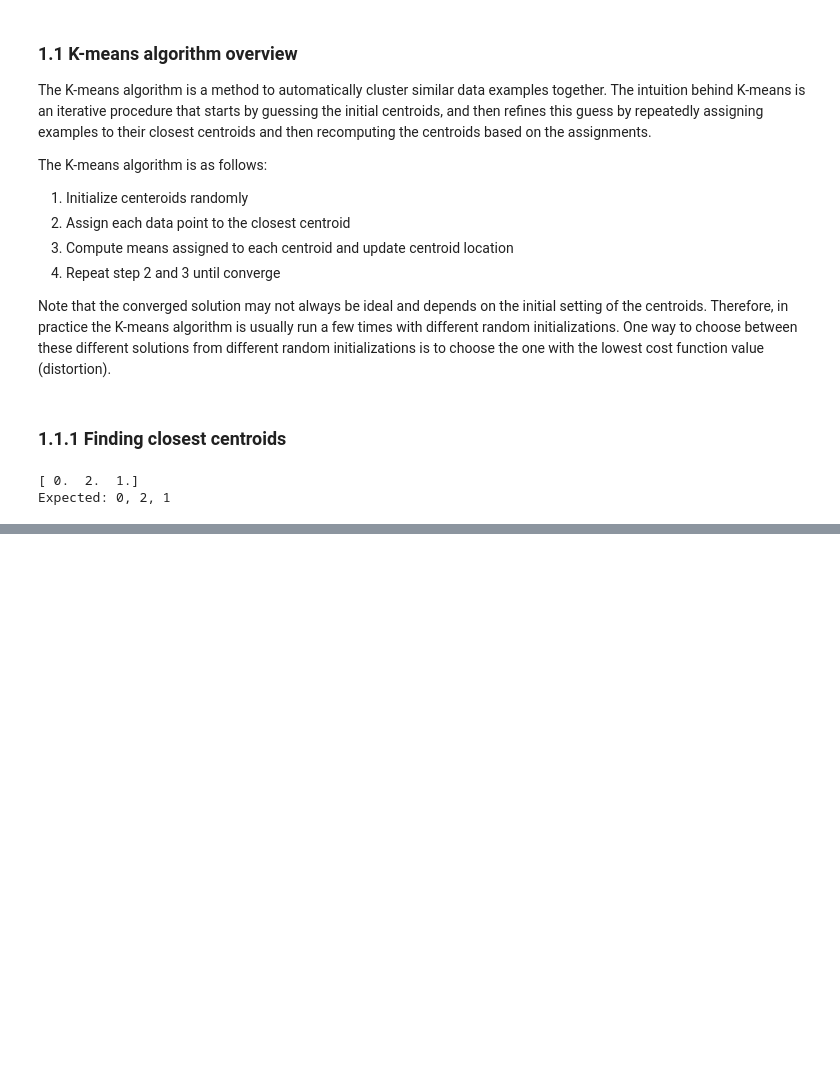
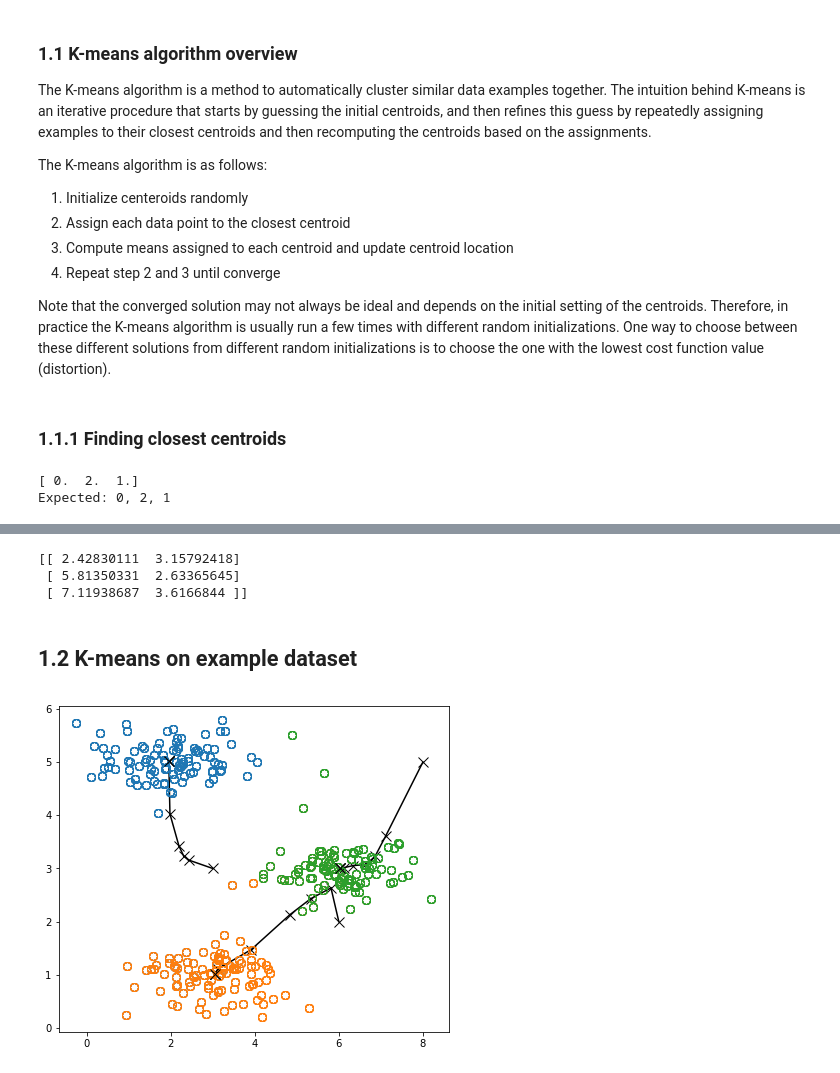
Before and after one commit to oeyh/NN, a Jupyter notebook: assignment7 K-means Clustering and PCA/assignment 7 K-means and PCA.ipynb, the cells around one changed output, grey strips where cells are left out. Saved outputs shown, nothing was run; the diff lists cells and outputs as text; code cells hidden in the pictures; blank space fills up the shorter version.

Commit message:
worked on assign7 part1 K-means

```diff
--- a/assignment7 K-means Clustering and PCA/assignment 7 K-means and PCA.ipynb
+++ b/assignment7 K-means Clustering and PCA/assignment 7 K-means and PCA.ipynb
@@ -64,0 +85,10 @@ array([ 0.,  2.,  1.])
+# %%
+# test computeCentroids()
+K = 3
+print(computeCentroids(X, idx, K))
+# %% [output]
+[[ 2.42830111  3.15792418]
+ [ 5.81350331  2.63365645]
+ [ 7.11938687  3.6166844 ]]
+# %% [markdown]
+## 1.2 K-means on example dataset
@@ -64,0 +123,43 @@ array([ 0.,  2.,  1.])
+# %%
+def runKmeans(X, init_c, max_iters, enable_plot):
+    """ runs the K-Means algorithm on data matrix X, where each row of X
+%is a single example"""
+
+    # parameters
+    m, n = X.shape
+    K = init_c.shape[0]
+    centroids = init_c
+    pre_centroids = centroids
+
+    # plot
+    if enable_plot:
+        fig, ax = plt.subplots(figsize=(7, 6))
+
+    for i in range(max_iters):
+
+        # assign centroids
+        idx = findClosestCentroids(X, centroids)
+
+        # plot progress
+        if enable_plot:
+            plotProgress(X, idx, K, ax, centroids, pre_centroids)
+            pre_centroids = centroids
+
+        # compute new centroids
+        centroids = computeCentroids(X, idx, K)
+
+    return centroids, idx
+# %%
+# load data sample
+data = loadmat('ex7data2.mat')
+X = data['X']
+
+# K-means parameters
+K = 3
+max_iters = 10
+init_c = np.array([[3, 3], [6, 2], [8, 5]])
+
+# run K-means
+centroids, idx = runKmeans(X, init_c, max_iters, True)
+# %% [output]
+[figure, added]
```
Also changed, not shown: parts of 8 cells of this notebook, 1 other file.
